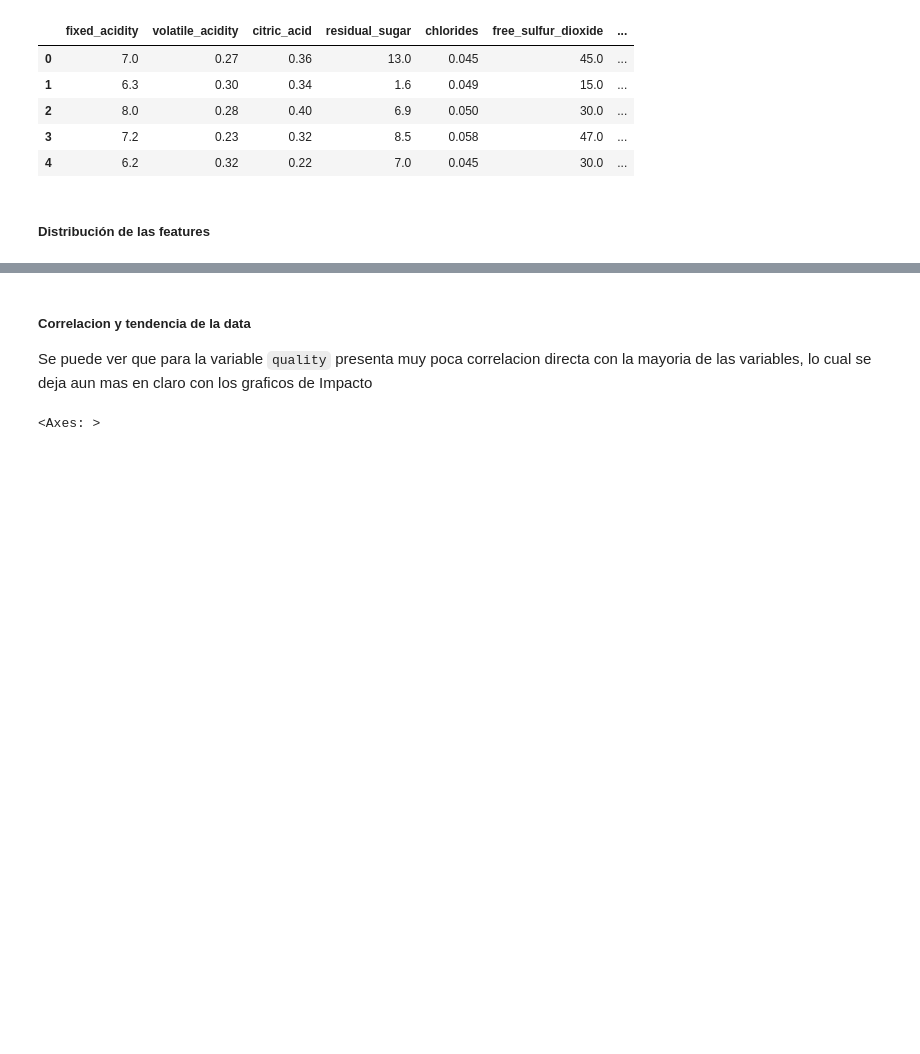
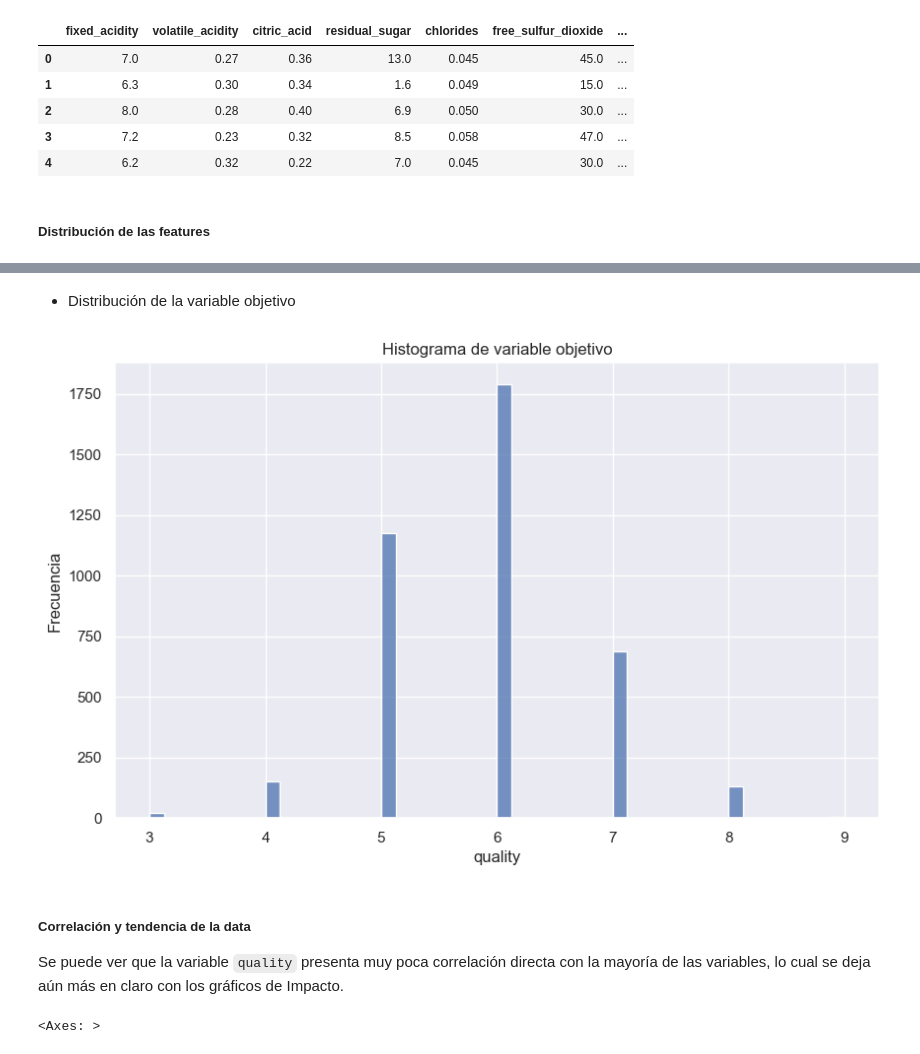
Before and after one commit to Gaddran/proyecto_final_python, a Jupyter notebook: notebooks/04_Visualizaciones.ipynb, the cells around one changed output, grey strips where cells are left out. Cells and saved outputs as stored; diff of their text form; code cells hidden in the pictures; blank space fills up the shorter version.

```diff
--- a/notebooks/04_Visualizaciones.ipynb
+++ b/notebooks/04_Visualizaciones.ipynb
@@ -78,7 +80,17 @@ for i in num_feat.columns:
+# %% [markdown]
+- Distribución de la variable objetivo
+# %%
+fig, ax= plt.subplots(figsize=(10, 6))
+sns.histplot(df0.quality,ax=ax)
+ax.set_ylabel("Frecuencia")
+ax.set_title("Histograma de variable objetivo")
+plt.show()
+# %% [output]
+[figure, added]
 # %% [markdown]
-##### Correlacion y tendencia de la data
+##### Correlación y tendencia de la data
 
-Se puede ver que para la variable `quality` presenta muy poca correlacion directa con la mayoria de las variables, lo cual se deja aun mas en claro con los graficos de Impacto
+Se puede ver que la variable `quality` presenta muy poca correlación directa con la mayoría de las variables, lo cual se deja aún más en claro con los gráficos de Impacto.
 # %%
 plt.figure(figsize=(10,8))
 sns.heatmap(df0.corr(), annot=True, center=0)
```
Also changed, not shown: parts of 7 cells of this notebook, 1 other file.
